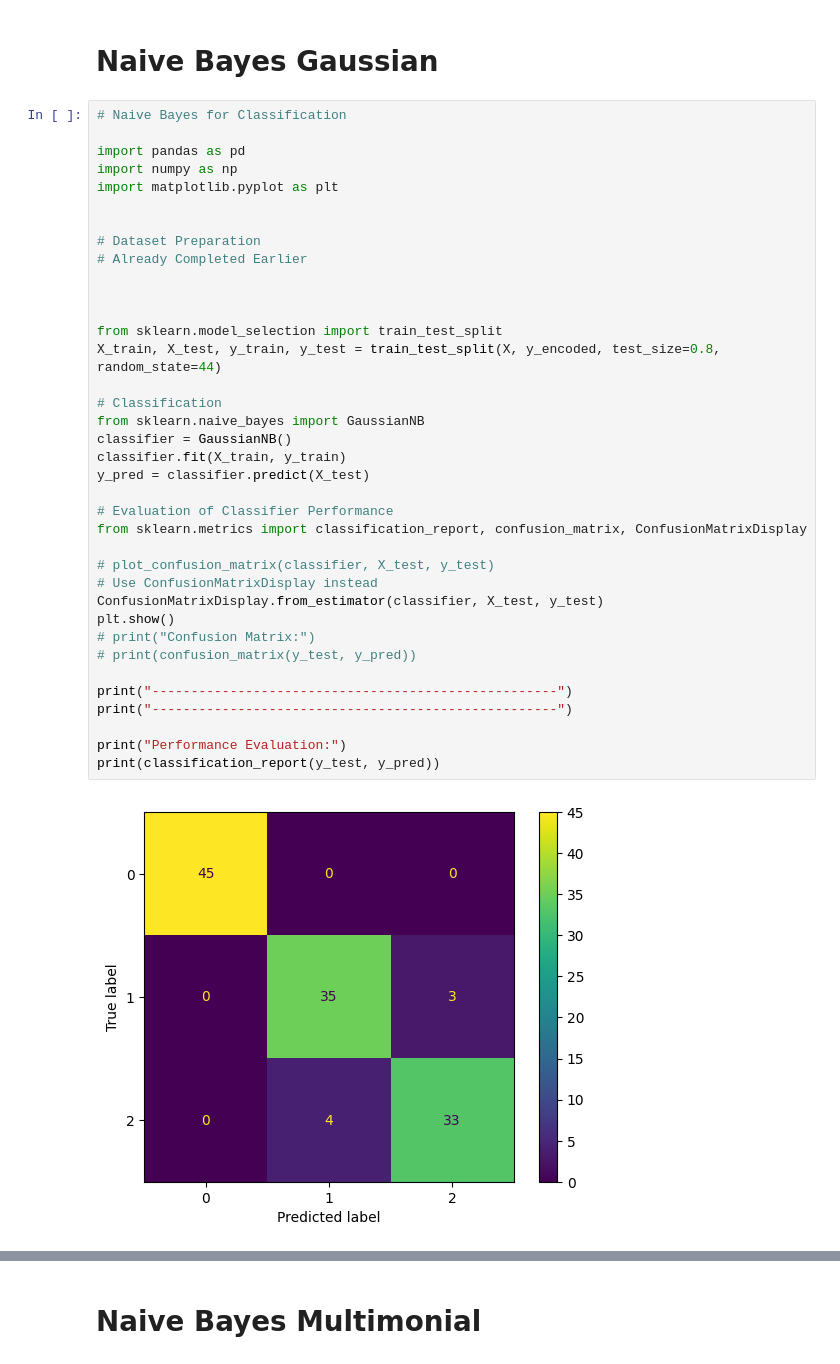
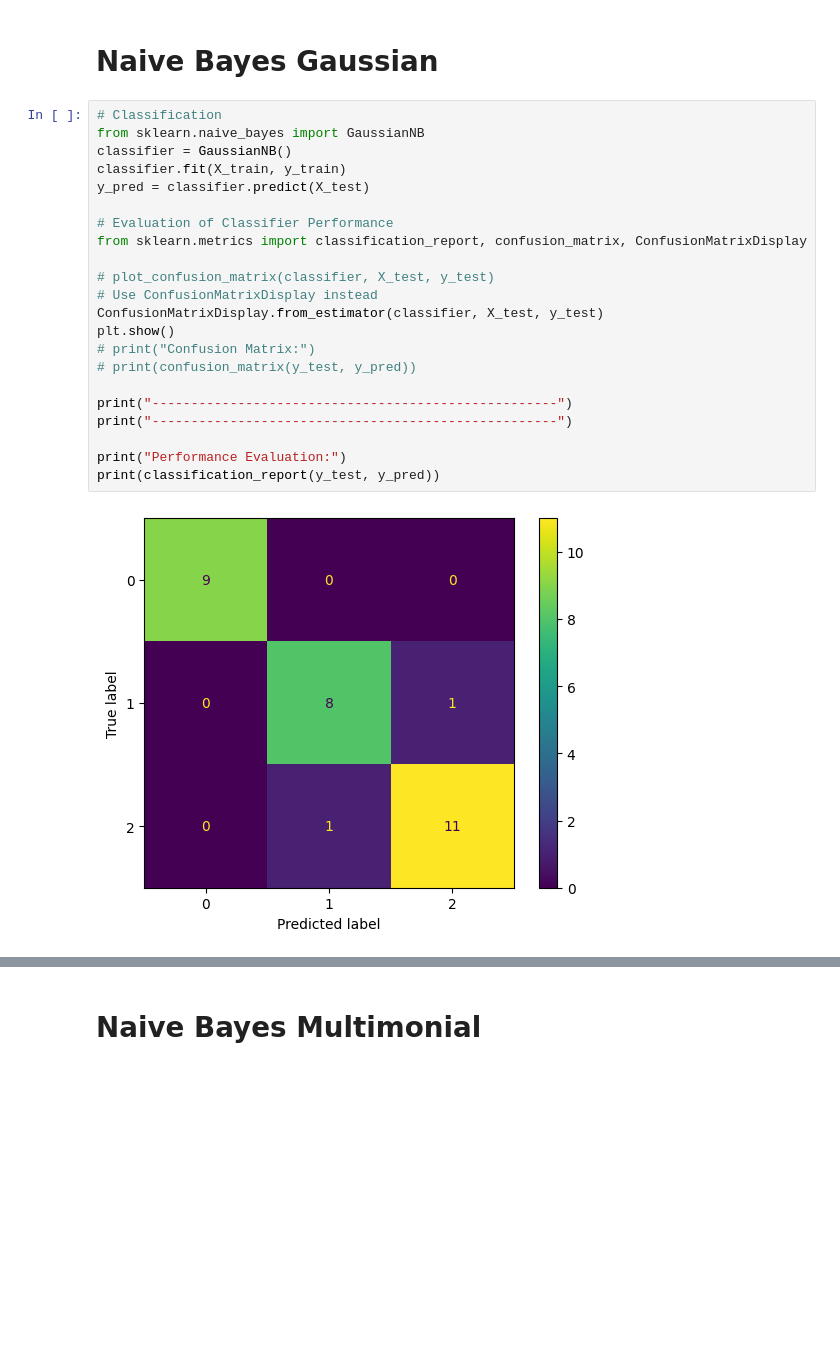
Before and after one commit to Aadil404/Machine-Learning-Lab, a Jupyter notebook: ML_Assingment_1.ipynb, the cells around one changed output, grey strips where cells are left out. Saved outputs shown, nothing was run; the diff lists cells and outputs as text; blank space fills up the shorter version.

```diff
--- a/ML_Assingment_1.ipynb
+++ b/ML_Assingment_1.ipynb
@@ -66,44 +73,29 @@ y_encoded = le.fit_transform(y.values.ravel())
 # %% [markdown]
 # **Naive Bayes Gaussian**
 # %%
-# Naive Bayes for Classification
-
-import pandas as pd
-import numpy as np
-import matplotlib.pyplot as plt
-
-
-# Dataset Preparation
-# Already Completed Earlier
-
-
-
-from sklearn.model_selection import train_test_split
-X_train, X_test, y_train, y_test = train_test_split(X, y_encoded, test_size=0.8, random_state=44)
-
 # Classification
 from sklearn.naive_bayes import GaussianNB
 classifier = GaussianNB()
 classifier.fit(X_train, y_train)
 y_pred = classifier.predict(X_test)
 
 # Evaluation of Classifier Performance
 from sklearn.metrics import classification_report, confusion_matrix, ConfusionMatrixDisplay
 
 # plot_confusion_matrix(classifier, X_test, y_test)
 # Use ConfusionMatrixDisplay instead
 ConfusionMatrixDisplay.from_estimator(classifier, X_test, y_test)
 plt.show()
 # print("Confusion Matrix:")
 # print(confusion_matrix(y_test, y_pred))
 
 print("----------------------------------------------------")
 print("----------------------------------------------------")
 
 print("Performance Evaluation:")
 print(classification_report(y_test, y_pred))
 # %% [output]
-[figure, old version]
+[figure, new version]
 ----------------------------------------------------
 ----------------------------------------------------
 Performance Evaluation:
```
Also changed, not shown: parts of 59 cells of this notebook.
